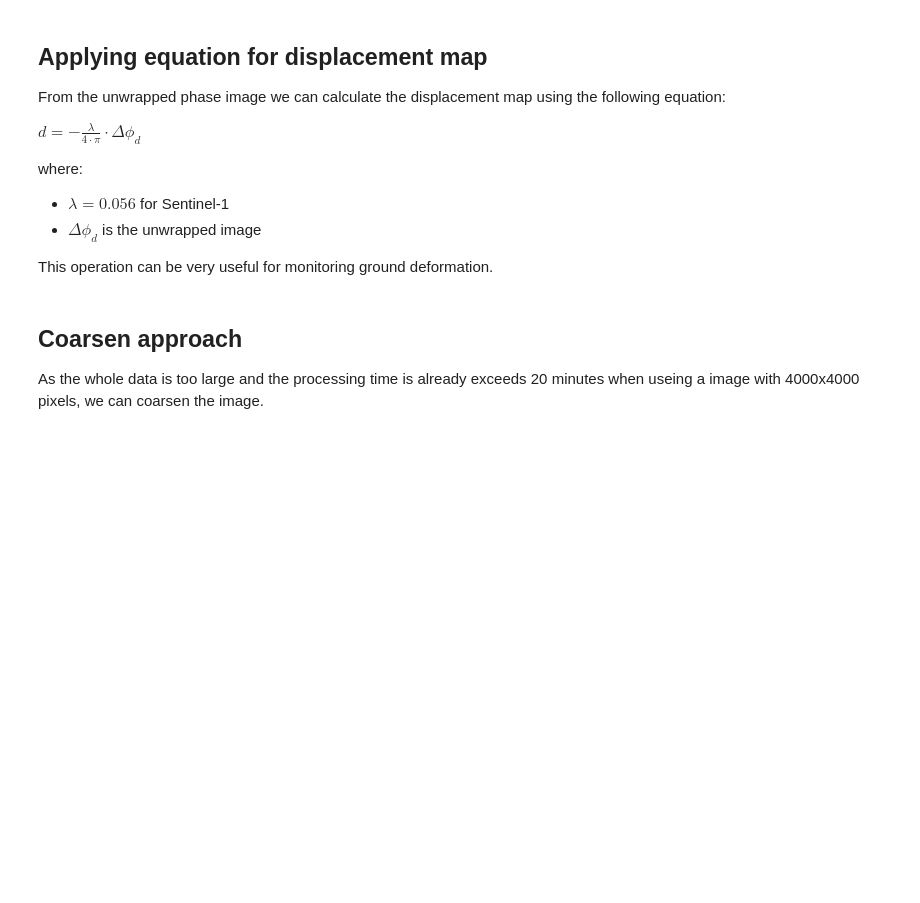
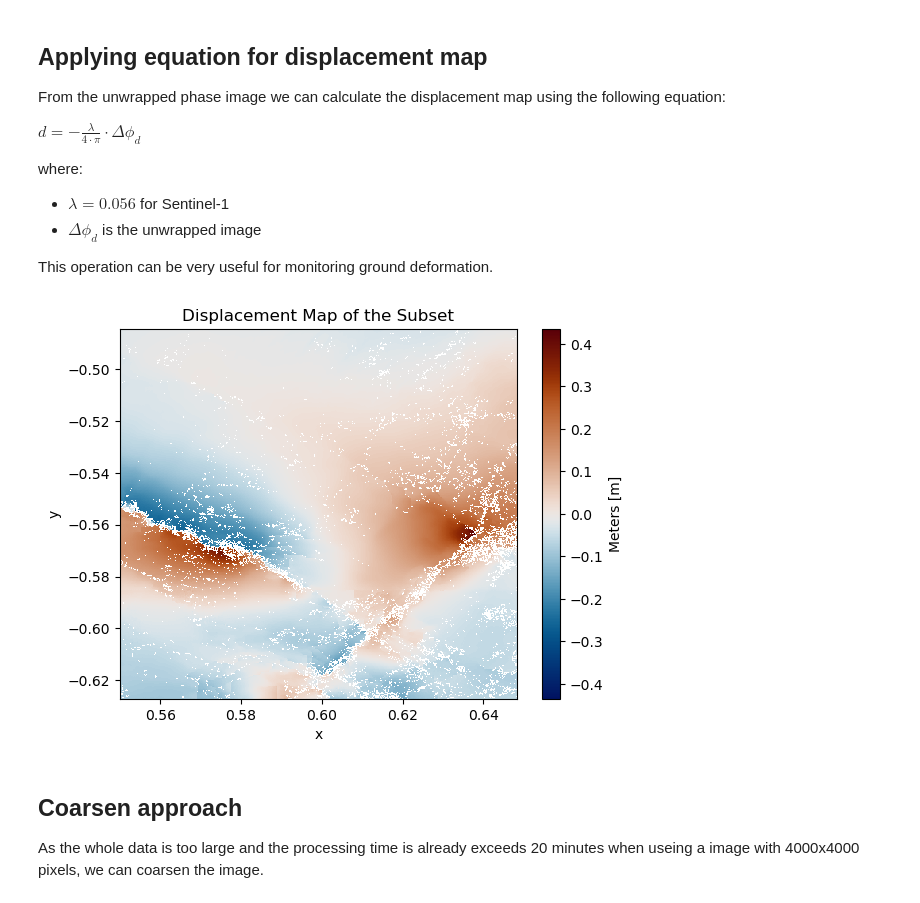
Before and after one commit to TUW-GEO/microwave-remote-sensing, a Jupyter notebook: unit_03/07_amplitude-and-phase.ipynb, the cells around one changed output. Cells and saved outputs as stored; diff of their text form; code cells hidden in the pictures; blank space fills up the shorter version.

```diff
--- a/unit_03/07_amplitude-and-phase.ipynb
+++ b/unit_03/07_amplitude-and-phase.ipynb
@@ -272,9 +281,12 @@ def displacement(unw, lambda_val: float = 0.056) -> xr.DataArray:
 disp_subset = displacement(subset.unwrapped_coh)
 # %%
 # Plot the displacement map
-(disp_subset.plot.imshow(cmap=cmap_disp)
+(disp_subset.plot.imshow(cmap=cmap_disp,
+                         cbar_kwargs= {'label': 'Meters [m]'})
  .axes.set_title("Displacement Map of the Subset"))
 plt.show()
+# %% [output]
+[figure, added]
 # %% [markdown]
 ## Coarsen approach
 
```
Also changed, not shown: parts of 10 cells of this notebook.
